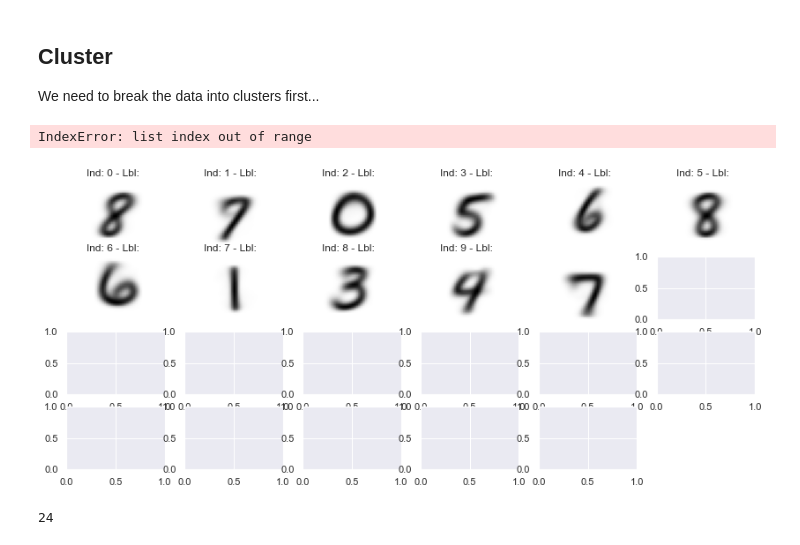
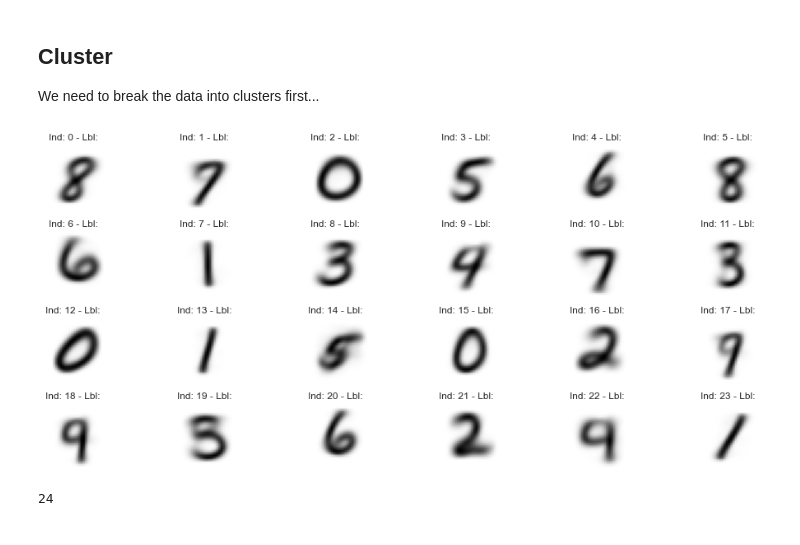
Before and after one commit to sijiahao-hub/ItML_Asn_3_Students, a Jupyter notebook: cluster_asn.ipynb, the cells around one changed output. Cells and saved outputs as stored; diff of their text form; code cells hidden in the pictures.

```diff
--- a/cluster_asn.ipynb
+++ b/cluster_asn.ipynb
@@ -121,13 +121,12 @@ indexes = np.array(range(0,24))
 # %%
 kmeans = KMeans(n_clusters=24, init="k-means++", random_state=12)
 clusters = kmeans.fit_predict(X)
 kmeans.cluster_centers_.shape
 
 centers = kmeans.cluster_centers_.reshape(24, 28, 28)
-showDigits(digits=centers, labels=[" ", " ", " ", " ", " ", " ", " ", " ", " ", " "], indexes=indexes, size=28)
+showDigits(digits=centers, labels=[" ", " ", " ", " ", " ", " ", " ", " ", " ", " ", " ", " ", " ", " ", " ", " ", " ", " ", " ", " ", " ", " ", " ", " "], indexes=indexes, size=28)
 # %% [output]
-IndexError: list index out of range
-[figure, old version]
+[figure, new version]
 # %%
 indexes.size
 # %% [output]
```
Also changed, not shown: parts of 17 cells of this notebook.
